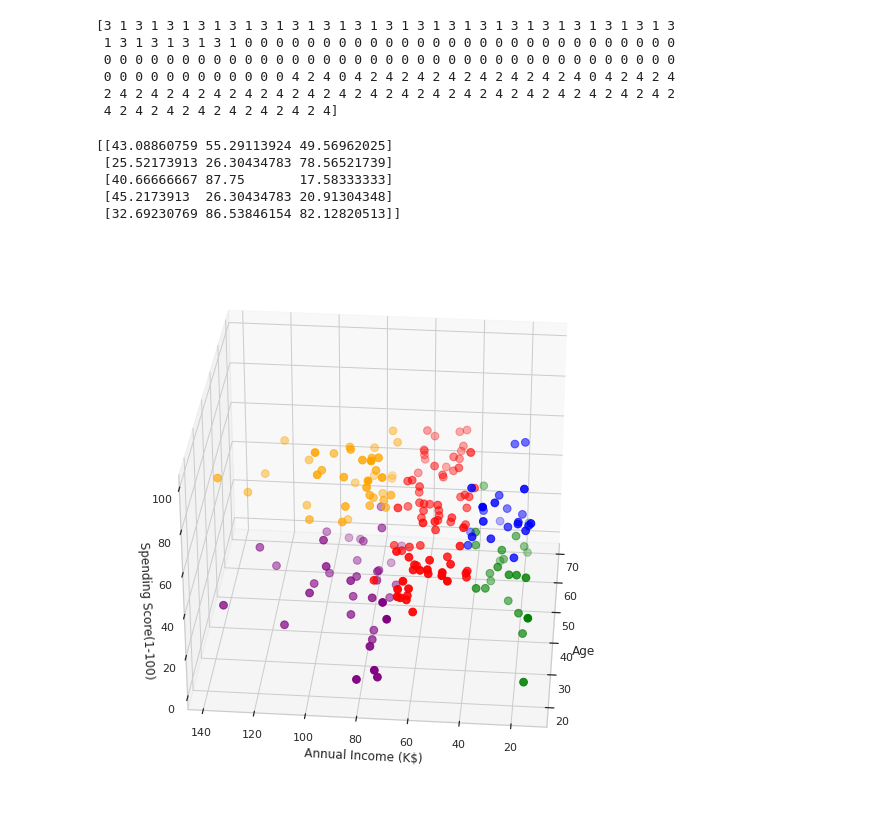
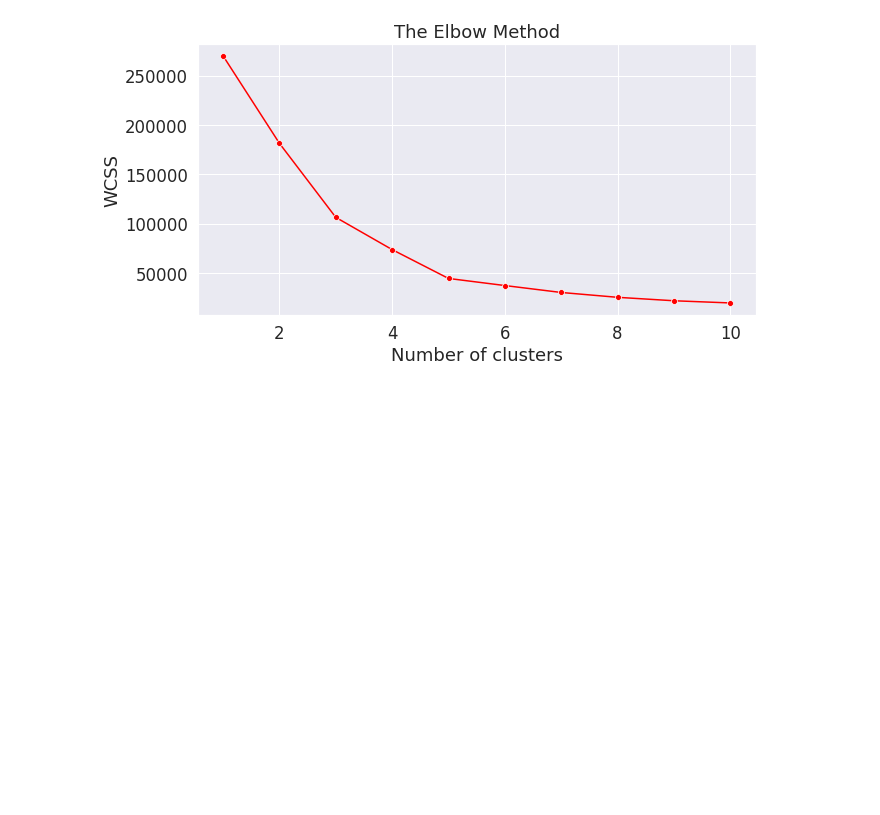
Before and after one commit to Twin992/IBM-SAMEERA-KOWSAR, a Jupyter notebook: ADS_Phase3.ipynb, the cells around one changed output. Saved outputs shown, nothing was run; the diff lists cells and outputs as text; code cells hidden in the pictures; blank space fills up the shorter version.

```diff
--- a/ADS_Phase3.ipynb
+++ b/ADS_Phase3.ipynb
@@ -258,51 +59,23 @@ plt.show()
-# %%
-kmeans = KMeans(n_clusters=5)
-
-label = kmeans.fit_predict(X3)
-
-print(label)
-# %% [output]
-[3 1 3 1 3 1 3 1 3 1 3 1 3 1 3 1 3 1 3 1 3 1 3 1 3 1 3 1 3 1 3 1 3 1 3 1 3
- 1 3 1 3 1 3 1 3 1 0 0 0 0 0 0 0 0 0 0 0 0 0 0 0 0 0 0 0 0 0 0 0 0 0 0 0 0
- 0 0 0 0 0 0 0 0 0 0 0 0 0 0 0 0 0 0 0 0 0 0 0 0 0 0 0 0 0 0 0 0 0 0 0 0 0
- 0 0 0 0 0 0 0 0 0 0 0 0 4 2 4 0 4 2 4 2 4 2 4 2 4 2 4 2 4 2 4 0 4 2 4 2 4
- 2 4 2 4 2 4 2 4 2 4 2 4 2 4 2 4 2 4 2 4 2 4 2 4 2 4 2 4 2 4 2 4 2 4 2 4 2
- 4 2 4 2 4 2 4 2 4 2 4 2 4 2 4]
-# %%
-print(kmeans.cluster_centers_)
-# %% [output]
-[[43.08860759 55.29113924 49.56962025]
- [25.52173913 26.30434783 78.56521739]
- [40.66666667 87.75       17.58333333]
- [45.2173913  26.30434783 20.91304348]
- [32.69230769 86.53846154 82.12820513]]
-# %%
-cluster = kmeans.fit_predict(X3)
-df["label"] = cluster
-
-
-from mpl_toolkits.mplot3d import Axes3D
-
-
-fig = plt.figure(figsize=(20,10))
-ax = fig.add_subplot(111,projection = '3d')
-
-ax.scatter(df.Age[df.label == 0 ],df["Annual Income (k$)"][df.label == 0],df["Spending Score (1-100)"][df.label == 0], c = 'blue',s=60)
-ax.scatter(df.Age[df.label == 1 ],df["Annual Income (k$)"][df.label == 1],df["Spending Score (1-100)"][df.label == 1], c = 'red',s=60)
-ax.scatter(df.Age[df.label == 2 ],df["Annual Income (k$)"][df.label == 2],df["Spending Score (1-100)"][df.label == 2], c = 'green',s=60)
-ax.scatter(df.Age[df.label == 3 ],df["Annual Income (k$)"][df.label == 3],df["Spending Score (1-100)"][df.label == 3], c = 'orange',s=60)
-ax.scatter(df.Age[df.label == 4 ],df["Annual Income (k$)"][df.label == 4],df["Spending Score (1-100)"][df.label == 4], c = 'purple',s=60)
-
-
-ax.view_init(30,185)
-
-
-plt.xlabel("Age")
-plt.ylabel("Annual Income (K$)")
-ax.set_zlabel('Spending Score(1-100)')
-
-
-
-plt.show()
-# %% [output]
-[figure, removed]
+# %%
+dataset.drop_duplicates(inplace=True)
+# %%
+# using only Spending_Score and income variable for easy visualisation
+X = dataset.iloc[:, [2, 3]].values
+# %%
+# Using the elbow method to find the optimal number of clusters
+from sklearn.cluster import KMeans
+wcss = []
+for i in range(1, 11):
+    kmeans = KMeans(n_clusters = i, init = 'k-means++', random_state = 42)
+    kmeans.fit(X)
+    # inertia method returns wcss for that model
+    wcss.append(kmeans.inertia_)
+# %%
+plt.figure(figsize=(10,5))
+sns.lineplot(range(1, 11), wcss,marker='o',color='red')
+plt.title('The Elbow Method')
+plt.xlabel('Number of clusters')
+plt.ylabel('WCSS')
+plt.show()
+# %% [output]
+[figure, added]
```
Also changed, not shown: parts of 27 cells of this notebook.
